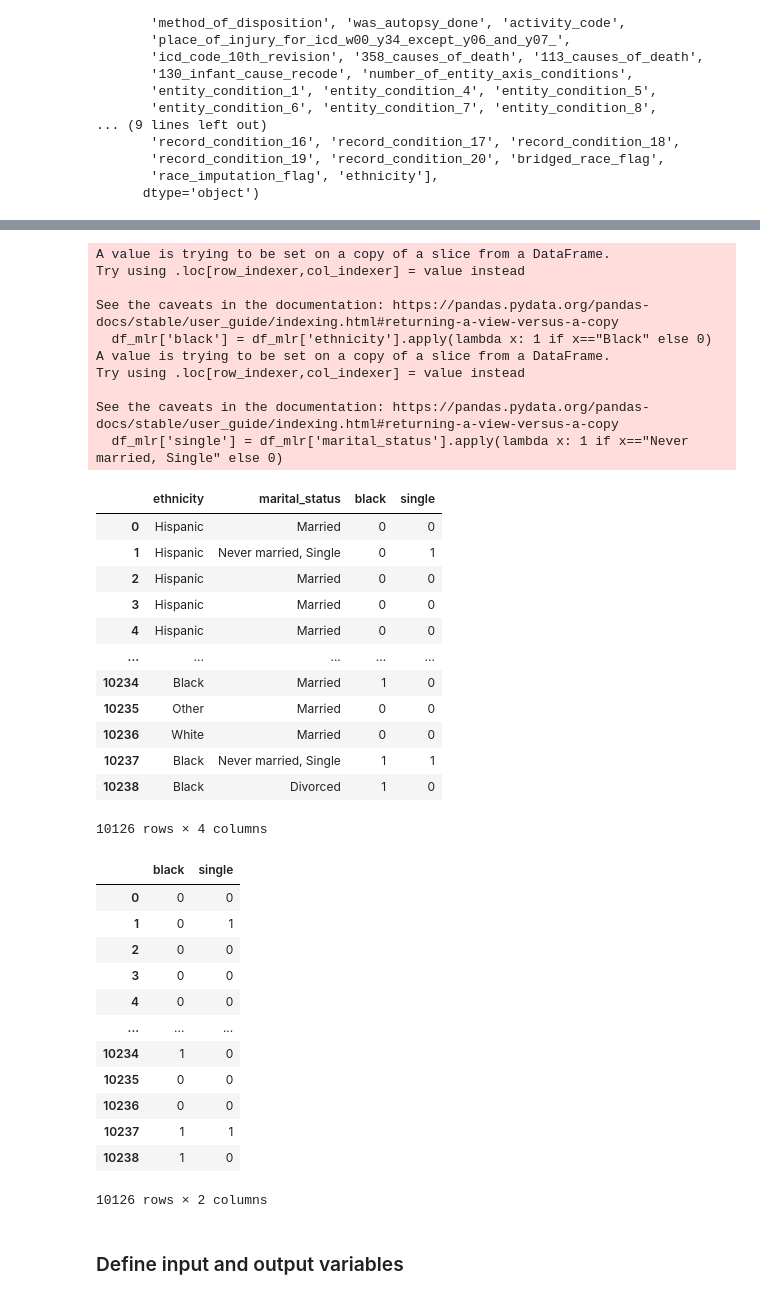
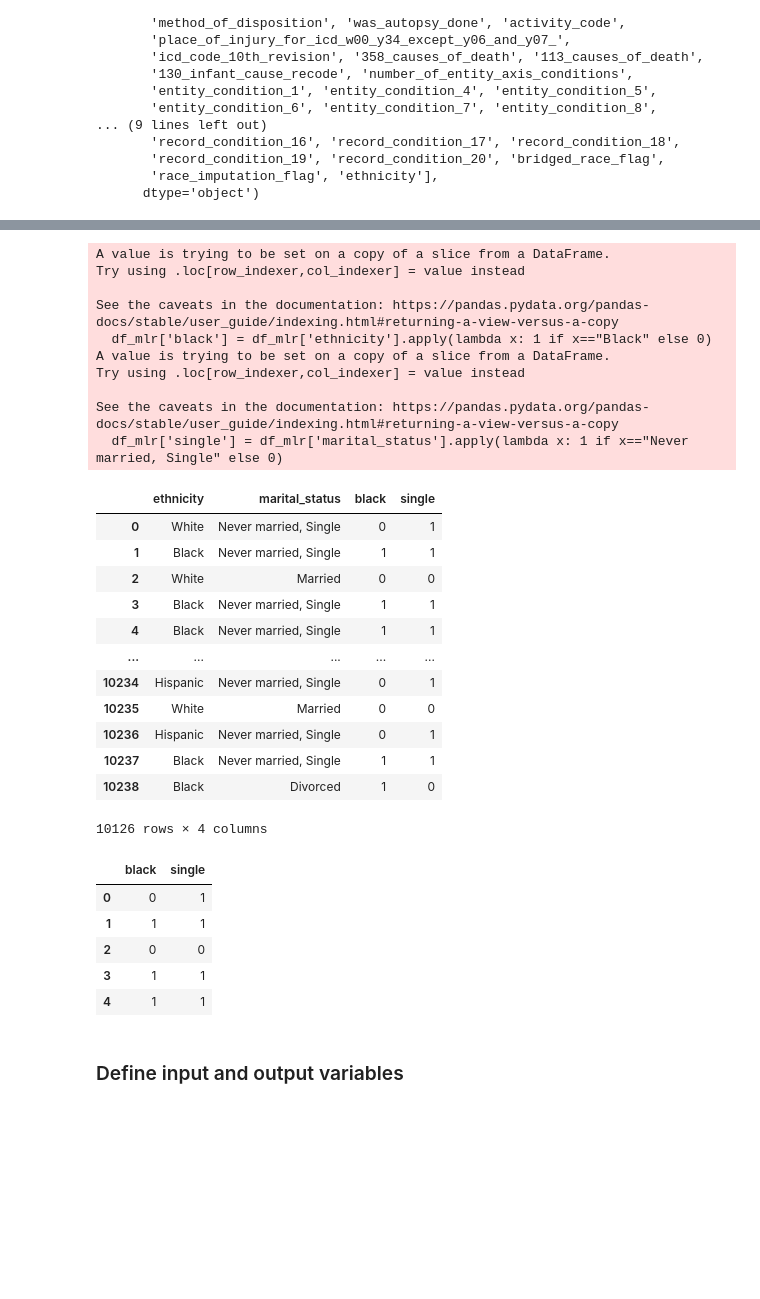
Before and after one commit to andrezafeu/maternal_mortality, a Jupyter notebook: maternal_mortality_in_the_usa.ipynb, the cells around one changed output, grey strips where cells are left out. Drawn from its saved outputs; the diff is of its cells as text; code cells hidden in the pictures; blank space fills up the shorter version.

```diff
--- a/maternal_mortality_in_the_usa.ipynb
+++ b/maternal_mortality_in_the_usa.ipynb
@@ -558 +615,4 @@ array(['E849', 'O249', 'O903', 'O759', 'O268', 'I269', 'O159', 'O16',
+# %%
+# add ethnicity column
+df['ethnicity'] = np.where(df.hispanic_origin == "Non – Hispanic", df.race_recode_3, 'Hispanic')
 # %%
@@ -631,7 +633,2 @@ df_non_hispanic = df[df["hispanic_origin"] == "Non – Hispanic"]
 # %%
-# add ethnicity column
-df_hispanic['ethnicity'] = 'Hispanic'
-df_non_hispanic['ethnicity'] = df_non_hispanic['race_recode_3']
-
-df = pd.concat([df_hispanic, df_non_hispanic], axis=0, join='inner')
-df["ethnicity"].replace({"Races other than White or Black": "Other"}, inplace=True)
+df.ethnicity.replace({"Races other than White or Black": "Other"}, inplace=True)
@@ -1486,35 +1426,28 @@ Try using .loc[row_indexer,col_indexer] = value instead
 See the caveats in the documentation: https://pandas.pydata.org/pandas-docs/stable/user_guide/indexing.html#returning-a-view-versus-a-copy
   df_mlr['single'] = df_mlr['marital_status'].apply(lambda x: 1 if x=="Never married, Single" else 0)
 |  | ethnicity | marital_status | black | single |
-| 0 | Hispanic | Married | 0 | 0 |
-| 1 | Hispanic | Never married, Single | 0 | 1 |
-| 2 | Hispanic | Married | 0 | 0 |
-| 3 | Hispanic | Married | 0 | 0 |
-| 4 | Hispanic | Married | 0 | 0 |
+| 0 | White | Never married, Single | 0 | 1 |
+| 1 | Black | Never married, Single | 1 | 1 |
+| 2 | White | Married | 0 | 0 |
+| 3 | Black | Never married, Single | 1 | 1 |
+| 4 | Black | Never married, Single | 1 | 1 |
 | ... | ... | ... | ... | ... |
-| 10234 | Black | Married | 1 | 0 |
-| 10235 | Other | Married | 0 | 0 |
-| 10236 | White | Married | 0 | 0 |
+| 10234 | Hispanic | Never married, Single | 0 | 1 |
+| 10235 | White | Married | 0 | 0 |
+| 10236 | Hispanic | Never married, Single | 0 | 1 |
 | 10237 | Black | Never married, Single | 1 | 1 |
 | 10238 | Black | Divorced | 1 | 0 |
 10126 rows × 4 columns
 # %%
 df_mlr = df_mlr.drop(['ethnicity', 'marital_status'], axis = 1)
-df_mlr
+df_mlr.head()
 # %% [output]
 |  | black | single |
-| 0 | 0 | 0 |
-| 1 | 0 | 1 |
+| 0 | 0 | 1 |
+| 1 | 1 | 1 |
 | 2 | 0 | 0 |
-| 3 | 0 | 0 |
-| 4 | 0 | 0 |
-| ... | ... | ... |
-| 10234 | 1 | 0 |
-| 10235 | 0 | 0 |
-| 10236 | 0 | 0 |
-| 10237 | 1 | 1 |
-| 10238 | 1 | 0 |
+| 3 | 1 | 1 |
+| 4 | 1 | 1 |
-10126 rows × 2 columns
 # %%
 # frac=1 => all rows of the dataframe
 # random_state=42 => keep same order in each execution
```
Also changed, not shown: parts of 65 cells of this notebook, 1 other file.
